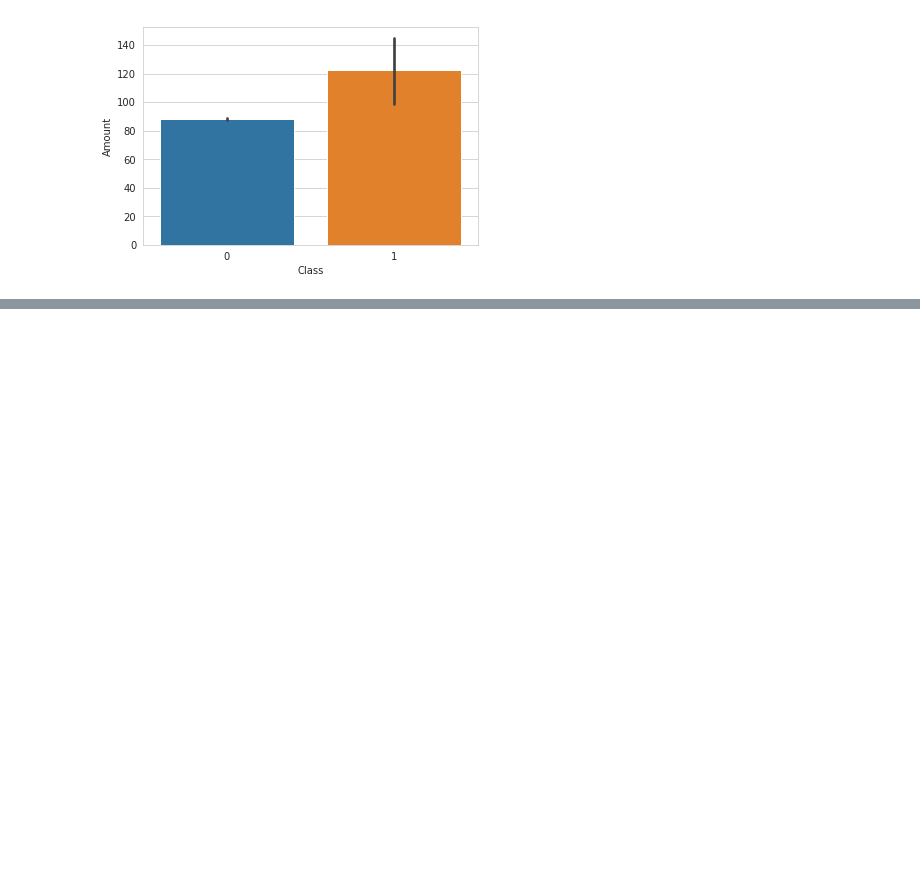
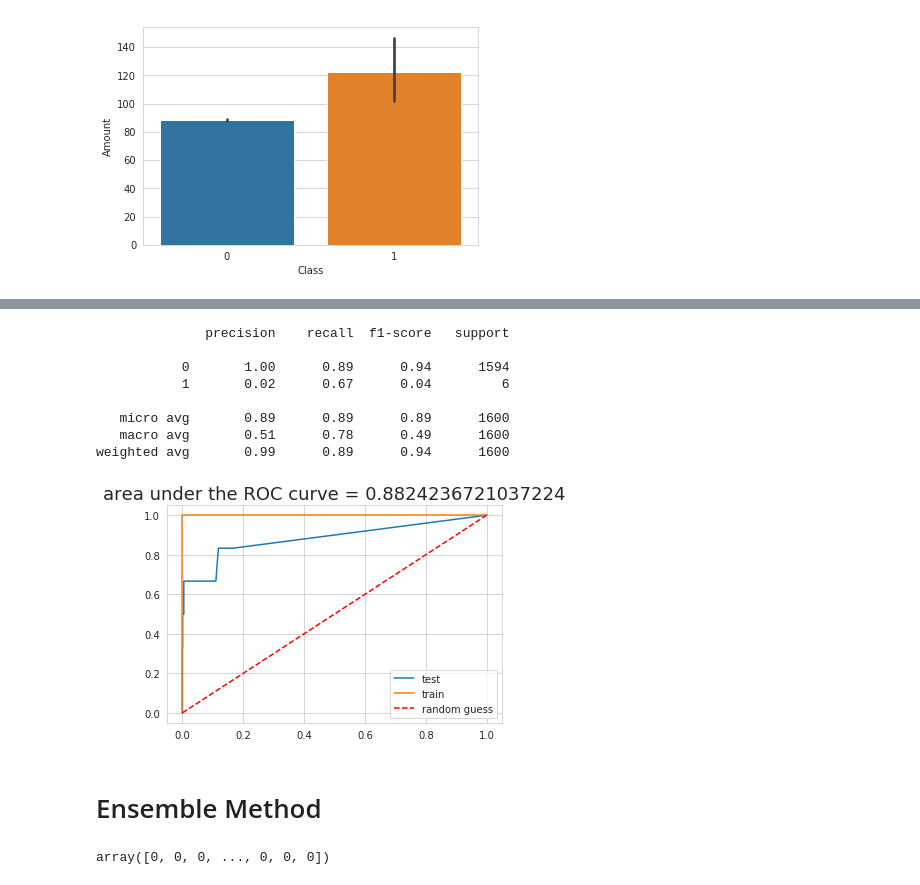
Before and after one commit to ShidiDaisy/Credit-Card-Fraud-Detection, a Jupyter notebook: fraud_detection.ipynb, the cells around one changed output, grey strips where cells are left out. Drawn from its saved outputs; the diff is of its cells as text; code cells hidden in the pictures; blank space fills up the shorter version.

```diff
--- a/fraud_detection.ipynb
+++ b/fraud_detection.ipynb
@@ -140,0 +164,4 @@ print(confusion_matrix(y_test, y_pred))
+# %%
+from sklearn.ensemble import RandomForestClassifier
+from sklearn.metrics import accuracy_score, average_precision_score, precision_recall_curve
+randForModel = RandomForestClassifier(random_state=5)
@@ -140,0 +176,4 @@ print(confusion_matrix(y_test, y_pred))
+# %%
+randForModel.fit(x_resampled, y_resampled)
+predicted = randForModel.predict(X_test)
+predicted
@@ -140,0 +221,3 @@ print(confusion_matrix(y_test, y_pred))
+# %%
+#plotting the precision recall curve
+precision, recall, thresholds = precision_recall_curve(y_test, predicted)
@@ -140,0 +268,44 @@ print(confusion_matrix(y_test, y_pred))
+# %%
+def find_best_threshold(thresholds, fpr, tpr):
+    """
+    find the best threshold from the roc curve. by finding the threshold for the point which is closest to (fpr=0,tpr=1)
+    """
+    fpr_tpr = pd.DataFrame({'thresholds': thresholds, 'fpr': fpr, 'tpr': tpr})
+    fpr_tpr['dist'] = (fpr_tpr['fpr'])**2 + (fpr_tpr['tpr']-1)**2
+    return fpr_tpr.ix[fpr_tpr.dist.idxmin(), 'thresholds']
+
+
+def get_model_results(model, train, test, y_train, y_test):
+    probabilities = model.predict_proba(test)[:,1]
+    fpr, tpr, thresholds = roc_curve(y_test, probabilities)
+    threshold = find_best_threshold(thresholds, fpr, tpr)
+    predictions = probabilities>threshold
+    plt.figure()
+    plt.plot(fpr, tpr, label='test')
+    roc_auc = roc_auc_score(y_test, probabilities)
+    probabilities = model.predict_proba(train)[:,1]
+    fpr, tpr, thresholds = roc_curve(y_train, probabilities)
+    plt.plot(fpr, tpr, label='train')
+    plt.plot([0, 1], [0, 1], 'r--', label='random guess')
+    plt.title("area under the ROC curve = {}".format(roc_auc), fontsize=18);
+    print(classification_report(y_test, predictions))
+    plt.legend()
+# %%
+# Input the optimal parameters in the model
+model = RandomForestClassifier(class_weight={0:1,1:12}, criterion='gini',
+            n_estimators=30, max_features=2,  min_samples_leaf=3, max_depth=80, n_jobs=-1, random_state=5, min_samples_split=8)
+model.fit(x_resampled, y_resampled)
+# Get results from your model
+get_model_results(model, x_resampled, X_test, y_resampled, y_test)
+# %% [output]
+              precision    recall  f1-score   support
+
+           0       1.00      0.89      0.94      1594
+           1       0.02      0.67      0.04         6
+
+   micro avg       0.89      0.89      0.89      1600
+   macro avg       0.51      0.78      0.49      1600
+weighted avg       0.99      0.89      0.94      1600
+[figure, added]
+# %% [markdown]
+# Ensemble Method
@@ -140,0 +316,8 @@ print(confusion_matrix(y_test, y_pred))
+# %%
+#hard: uses the predicted class labels and takes the majority vote
+#soft: takes the average probaility by combining the predicted probablities of the individual models
+ensemble_model = VotingClassifier(estimators=[('lr', clf1), ('rf', clf2), ('gnb', clf3)], voting='hard')
+ensemble_model.fit(x_resampled, y_resampled)
+ensemble_model.predict(X_test)
+# %% [output]
+array([0, 0, 0, ..., 0, 0, 0])
```
Also changed, not shown: parts of 37 cells of this notebook.
